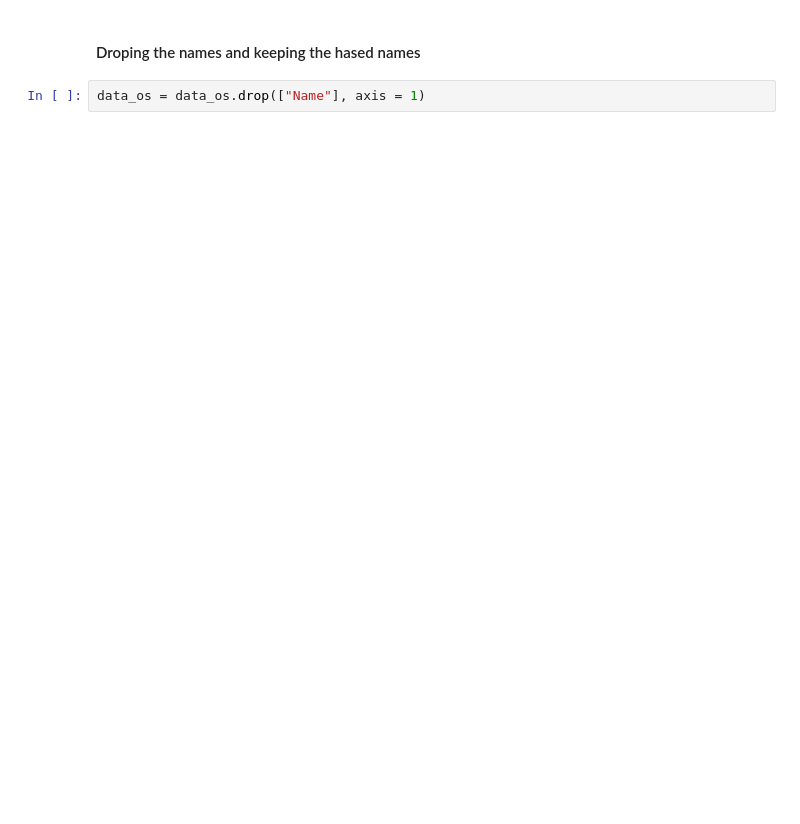
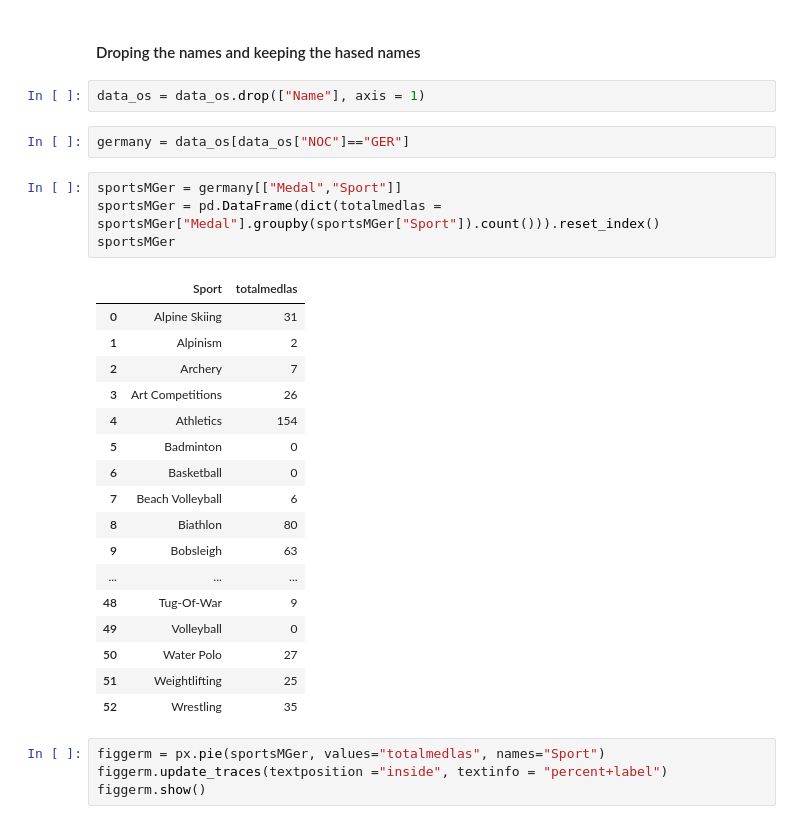
Before and after one commit to AmalDerbali/Databehandling-OS-projekt-Amal-D-Jim-S, a Jupyter notebook: projekt_OS.ipynb, the cells around one changed output. Cells and saved outputs as stored; diff of their text form; blank space fills up the shorter version.

Commit message:
fixed Total medals of germ and PIEchar

```diff
--- a/projekt_OS.ipynb
+++ b/projekt_OS.ipynb
@@ -232,3 +232,31 @@ data_os.head()
 #### Droping the names and keeping the hased names
 # %%
 data_os = data_os.drop(["Name"], axis = 1)
+# %%
+germany = data_os[data_os["NOC"]=="GER"]
+# %%
+sportsMGer = germany[["Medal","Sport"]]
+sportsMGer = pd.DataFrame(dict(totalmedlas = sportsMGer["Medal"].groupby(sportsMGer["Sport"]).count())).reset_index()
+sportsMGer
+# %% [output]
+|  | Sport | totalmedlas |
+| 0 | Alpine Skiing | 31 |
+| 1 | Alpinism | 2 |
+| 2 | Archery | 7 |
+| 3 | Art Competitions | 26 |
+| 4 | Athletics | 154 |
+| 5 | Badminton | 0 |
+| 6 | Basketball | 0 |
+| 7 | Beach Volleyball | 6 |
+| 8 | Biathlon | 80 |
+| 9 | Bobsleigh | 63 |
+| ... | ... | ... |
+| 48 | Tug-Of-War | 9 |
+| 49 | Volleyball | 0 |
+| 50 | Water Polo | 27 |
+| 51 | Weightlifting | 25 |
+| 52 | Wrestling | 35 |
+# %%
+figgerm = px.pie(sportsMGer, values="totalmedlas", names="Sport")
+figgerm.update_traces(textposition ="inside", textinfo = "percent+label")
+figgerm.show()
```
